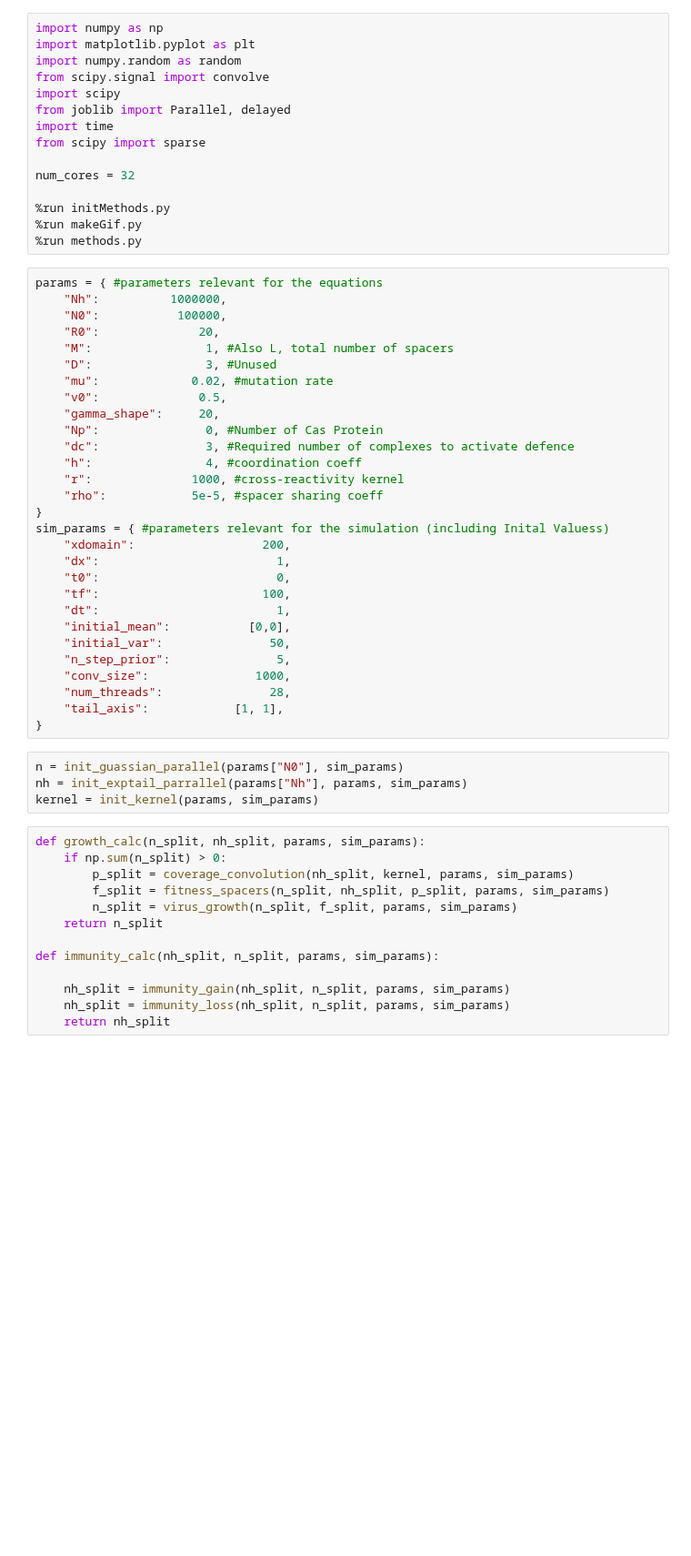
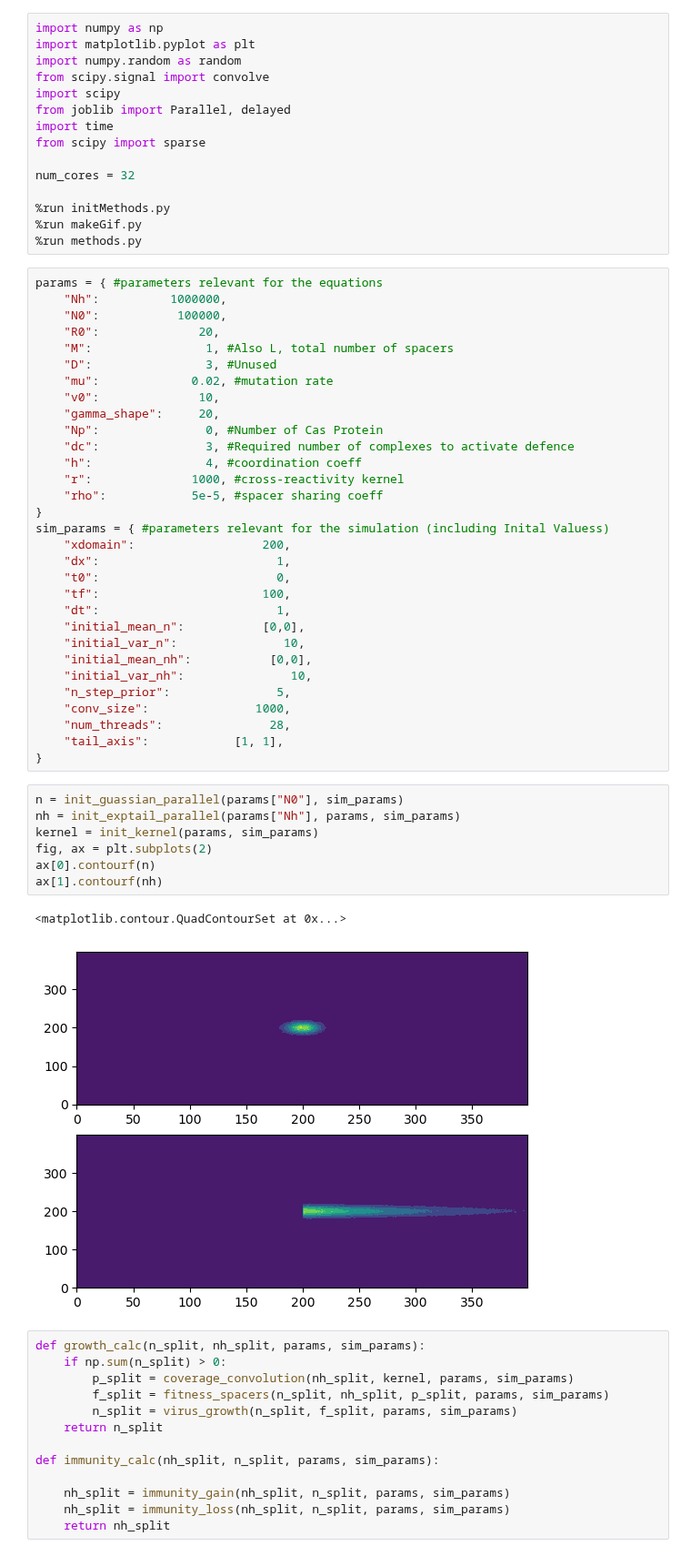
Before and after one commit to zhizhang1445/CRISPR_Sim, a Jupyter notebook: QuickSimulation2D/ImageGen2D.ipynb, the cells around one changed output. Shown at 91% size. Saved outputs shown, nothing was run; the diff lists cells and outputs as text; blank space fills up the shorter version.

```diff
--- a/QuickSimulation2D/ImageGen2D.ipynb
+++ b/QuickSimulation2D/ImageGen2D.ipynb
@@ -21,7 +21,7 @@ params = { #parameters relevant for the equations
     "M":                1, #Also L, total number of spacers
     "D":                3, #Unused
     "mu":             0.02, #mutation rate
-    "v0":              0.5,
+    "v0":              10,
     "gamma_shape":     20,
     "Np":               0, #Number of Cas Protein
     "dc":               3, #Required number of complexes to activate defence
@@ -35,8 +35,10 @@ sim_params = { #parameters relevant for the simulation (including Inital Valuess
     "t0":                         0,
     "tf":                       100,
     "dt":                         1,
-    "initial_mean":           [0,0],
-    "initial_var":               50,
+    "initial_mean_n":           [0,0],
+    "initial_var_n":               10,
+    "initial_mean_nh":           [0,0],
+    "initial_var_nh":               10,
     "n_step_prior":               5,
     "conv_size":               1000,
     "num_threads":               28,
@@ -44,8 +46,14 @@ sim_params = { #parameters relevant for the simulation (including Inital Valuess
 }
 # %%
 n = init_guassian_parallel(params["N0"], sim_params)
-nh = init_exptail_parrallel(params["Nh"], params, sim_params)
+nh = init_exptail_parallel(params["Nh"], params, sim_params)
 kernel = init_kernel(params, sim_params)
+fig, ax = plt.subplots(2)
+ax[0].contourf(n)
+ax[1].contourf(nh)
+# %% [output]
+<matplotlib.contour.QuadContourSet at 0x...>
+[figure, added]
 # %%
 def growth_calc(n_split, nh_split, params, sim_params):
     if np.sum(n_split) > 0:
```
Also changed, not shown: parts of 4 cells of this notebook, 1 other file.
